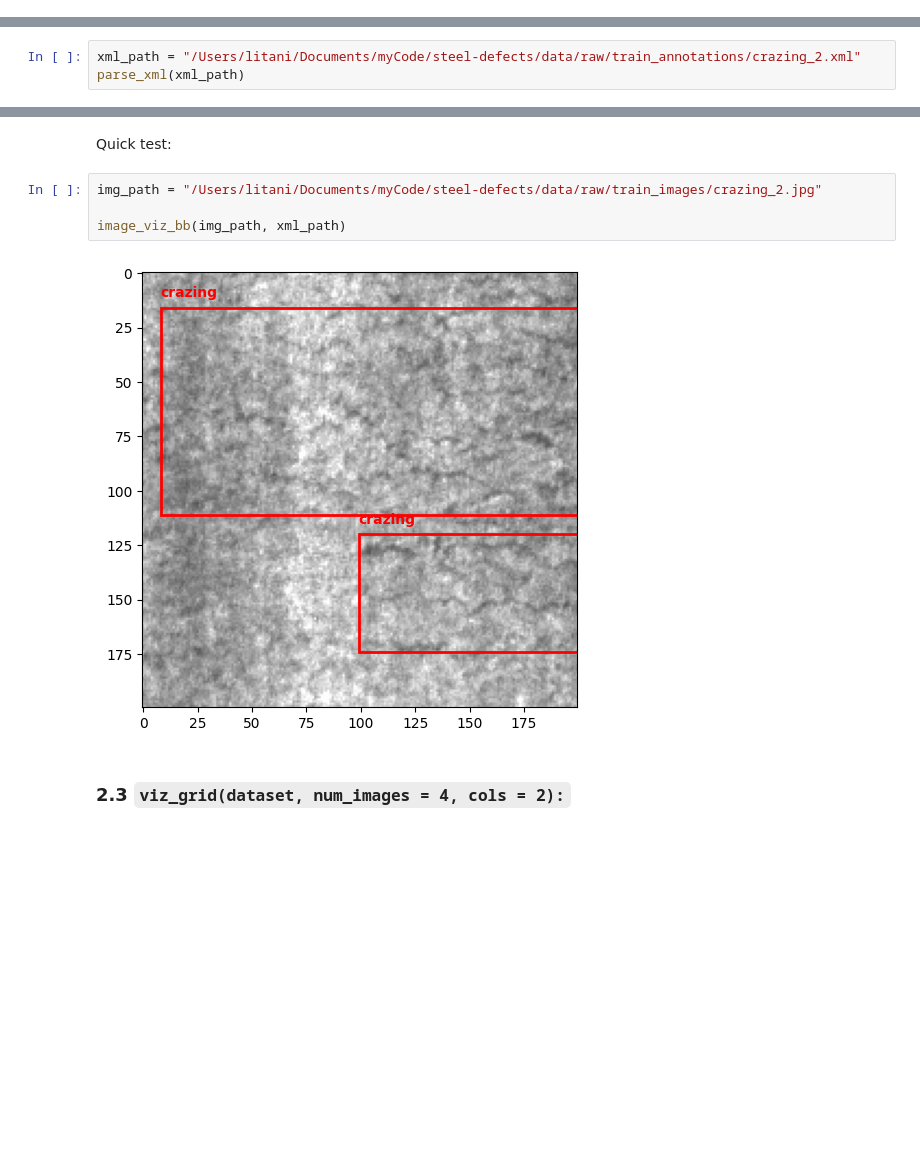
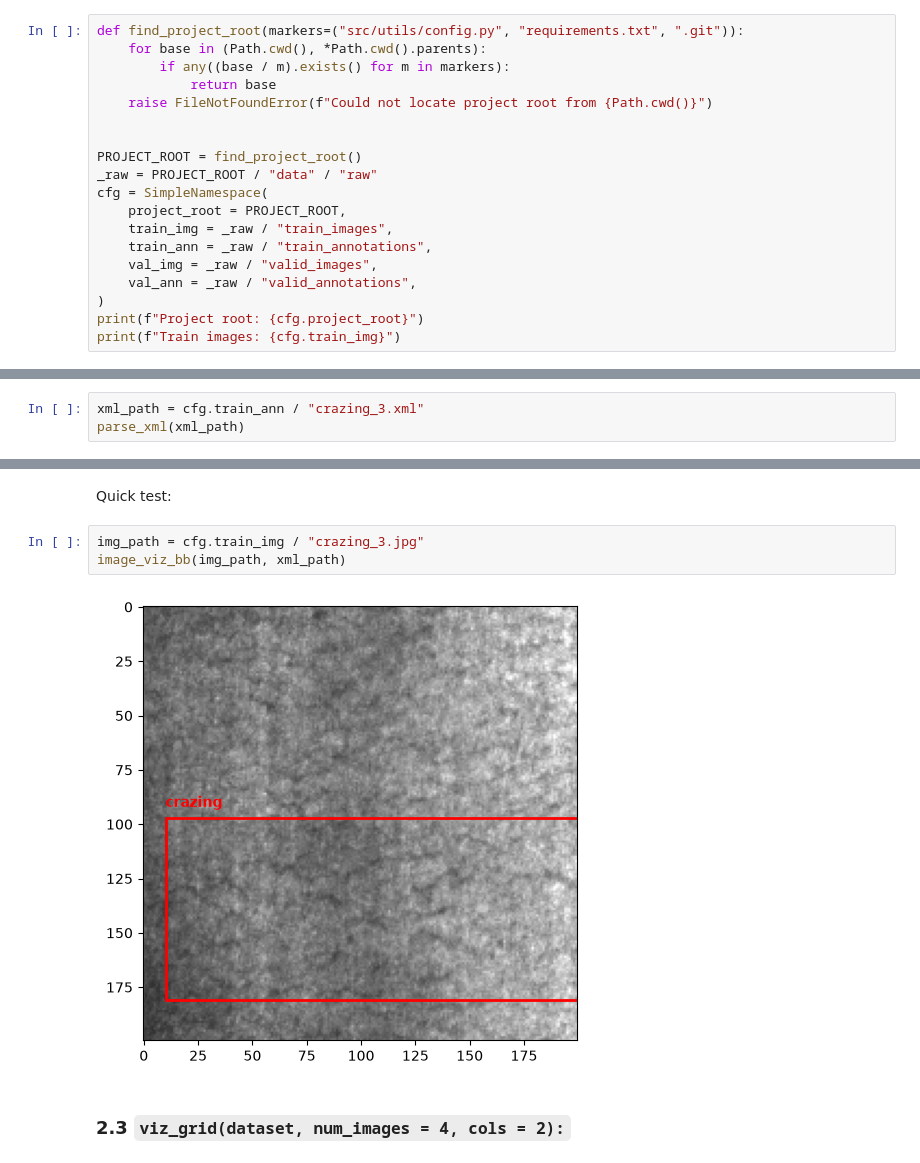
Before and after one commit to lama-itani/steel-defects, a Jupyter notebook: notebooks/EDA_cv_steel.ipynb, the cells around one changed output, grey strips where cells are left out. Cells and saved outputs as stored; diff of their text form; blank space fills up the shorter version.

Commit message:
update paths by introducing root-finder in cofig.py, remove hardcoded paths in eda notebook

````diff
--- a/notebooks/EDA_cv_steel.ipynb
+++ b/notebooks/EDA_cv_steel.ipynb
@@ -20,0 +26,19 @@ from PIL import Image
+# %%
+def find_project_root(markers=("src/utils/config.py", "requirements.txt", ".git")):
+    for base in (Path.cwd(), *Path.cwd().parents):
+        if any((base / m).exists() for m in markers):
+            return base
+    raise FileNotFoundError(f"Could not locate project root from {Path.cwd()}")
+
+
+PROJECT_ROOT = find_project_root()
+_raw = PROJECT_ROOT / "data" / "raw"
+cfg = SimpleNamespace(
+    project_root = PROJECT_ROOT,
+    train_img = _raw / "train_images",
+    train_ann = _raw / "train_annotations",
+    val_img = _raw / "valid_images",
+    val_ann = _raw / "valid_annotations",
+)
+print(f"Project root: {cfg.project_root}")
+print(f"Train images: {cfg.train_img}")
@@ -71,4 +98,4 @@ Quick test:
 # %%
-xml_path = "/Users/litani/Documents/myCode/steel-defects/data/raw/train_annotations/crazing_2.xml"
+xml_path = cfg.train_ann / "crazing_3.xml"
 parse_xml(xml_path)
 # %% [output]
@@ -103,11 +133,10 @@ def image_viz_bb(img_path, xml_path):
 # %% [markdown]
 Quick test:
 # %%
-img_path = "/Users/litani/Documents/myCode/steel-defects/data/raw/train_images/crazing_2.jpg"
-
+img_path = cfg.train_img / "crazing_3.jpg"
 image_viz_bb(img_path, xml_path)
 # %% [output]
-[figure, old version]
+[figure, new version]
 # %% [markdown]
 ### 2.3 ```viz_grid(dataset, num_images = 4, cols = 2):```
 # %%
````
Also changed, not shown: parts of 9 cells of this notebook, 1 other file.
